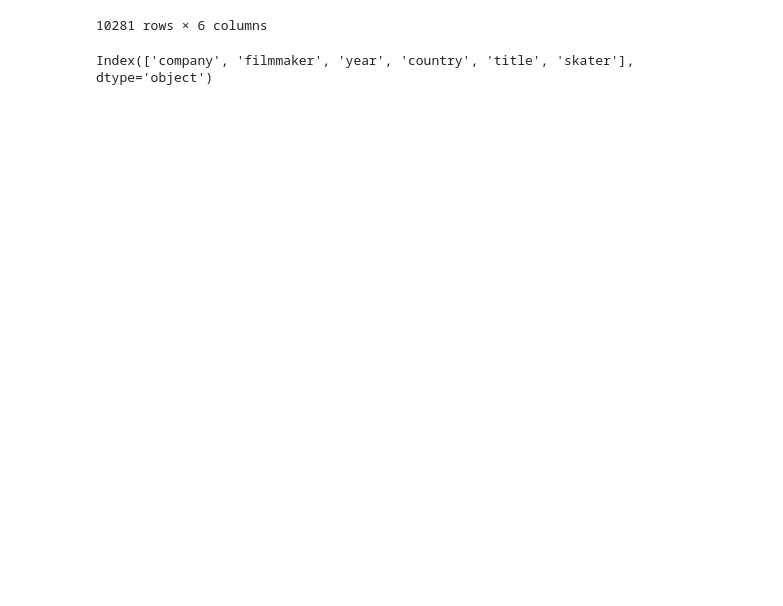
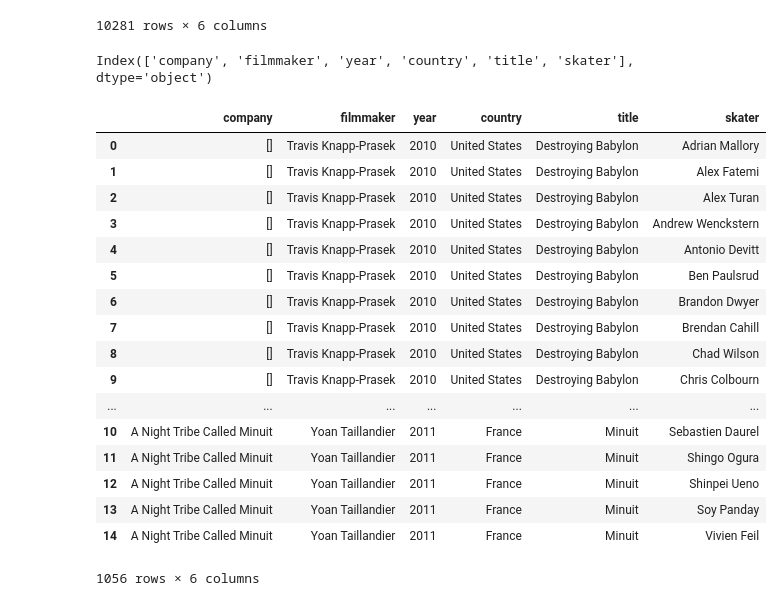
Before and after one commit to jwilber/4ply_data, a Jupyter notebook: skatevideosite/scrape_skatevideosite.ipynb, the cells around one changed output. Saved outputs shown, nothing was run; the diff lists cells and outputs as text; code cells hidden in the pictures; blank space fills up the shorter version.

```diff
--- a/skatevideosite/scrape_skatevideosite.ipynb
+++ b/skatevideosite/scrape_skatevideosite.ipynb
@@ -165,0 +166,21 @@ all_video_dfs.to_csv('skaters_and_videos.csv', index=False)
+# %%
+all_video_dfs
+# %% [output]
+|  | company | filmmaker | year | country | title | skater |
+| 0 | [] | Travis Knapp-Prasek | 2010 | United States | Destroying Babylon | Adrian Mallory |
+| 1 | [] | Travis Knapp-Prasek | 2010 | United States | Destroying Babylon | Alex Fatemi |
+| 2 | [] | Travis Knapp-Prasek | 2010 | United States | Destroying Babylon | Alex Turan |
+| 3 | [] | Travis Knapp-Prasek | 2010 | United States | Destroying Babylon | Andrew Wenckstern |
+| 4 | [] | Travis Knapp-Prasek | 2010 | United States | Destroying Babylon | Antonio Devitt |
+| 5 | [] | Travis Knapp-Prasek | 2010 | United States | Destroying Babylon | Ben Paulsrud |
+| 6 | [] | Travis Knapp-Prasek | 2010 | United States | Destroying Babylon | Brandon Dwyer |
+| 7 | [] | Travis Knapp-Prasek | 2010 | United States | Destroying Babylon | Brendan Cahill |
+| 8 | [] | Travis Knapp-Prasek | 2010 | United States | Destroying Babylon | Chad Wilson |
+| 9 | [] | Travis Knapp-Prasek | 2010 | United States | Destroying Babylon | Chris Colbourn |
+| ... | ... | ... | ... | ... | ... | ... |
+| 10 | A Night Tribe Called Minuit | Yoan Taillandier | 2011 | France | Minuit | Sebastien Daurel |
+| 11 | A Night Tribe Called Minuit | Yoan Taillandier | 2011 | France | Minuit | Shingo Ogura |
+| 12 | A Night Tribe Called Minuit | Yoan Taillandier | 2011 | France | Minuit | Shinpei Ueno |
+| 13 | A Night Tribe Called Minuit | Yoan Taillandier | 2011 | France | Minuit | Soy Panday |
+| 14 | A Night Tribe Called Minuit | Yoan Taillandier | 2011 | France | Minuit | Vivien Feil |
+1056 rows × 6 columns
```
Also changed, not shown: parts of 1 cell of this notebook, 1 other file.
